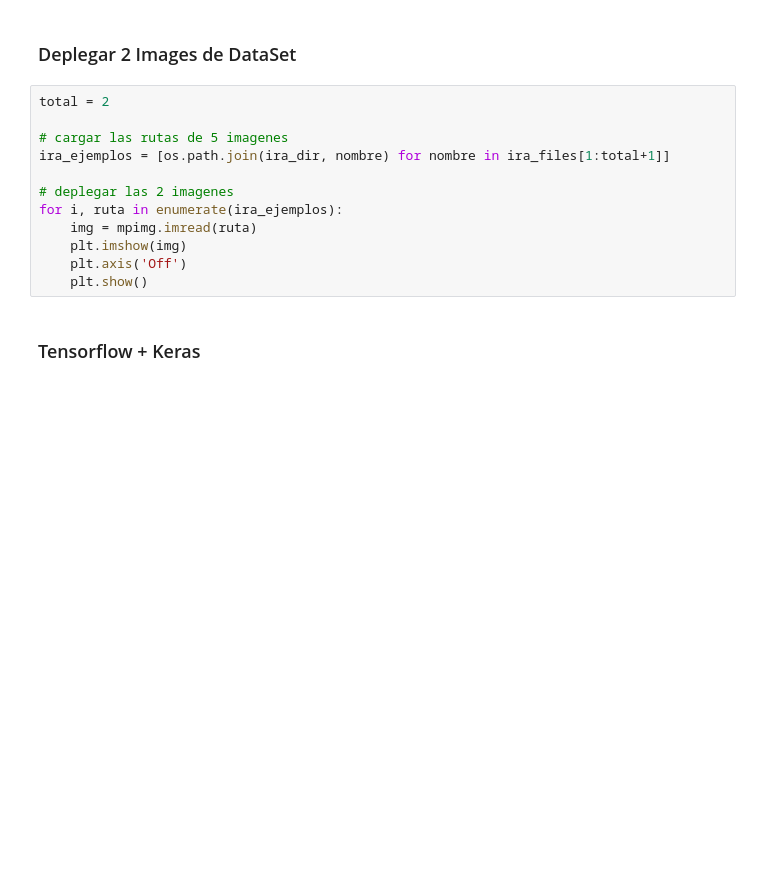
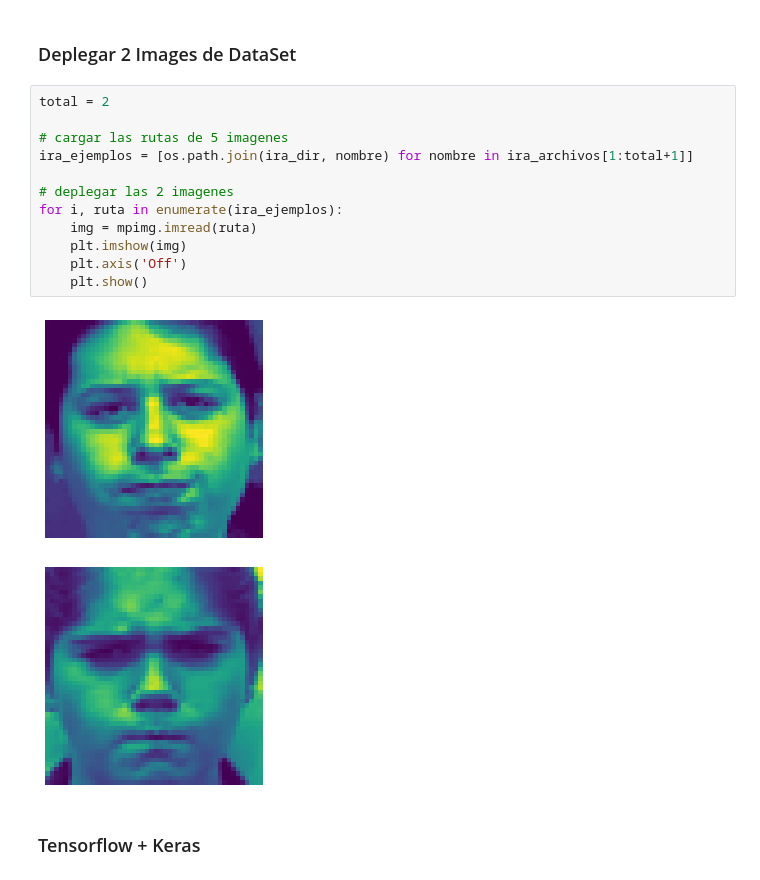
Before and after one commit to EugenioGrant/reconocedor-emociones, a Jupyter notebook: predecir-emociones.ipynb, the cells around one changed output. Drawn from its saved outputs; the diff is of its cells as text; blank space fills up the shorter version.

```diff
--- a/predecir-emociones.ipynb
+++ b/predecir-emociones.ipynb
@@ -28,15 +28,18 @@ sorpresa_archivos = os.listdir(sorpresa_dir)
 # %%
 total = 2
 
 # cargar las rutas de 5 imagenes
-ira_ejemplos = [os.path.join(ira_dir, nombre) for nombre in ira_files[1:total+1]]
+ira_ejemplos = [os.path.join(ira_dir, nombre) for nombre in ira_archivos[1:total+1]]
 
 # deplegar las 2 imagenes
 for i, ruta in enumerate(ira_ejemplos):
     img = mpimg.imread(ruta)
     plt.imshow(img)
     plt.axis('Off')
     plt.show()
+# %% [output]
+[figure, added]
+[figure, added]
 # %% [markdown]
 ### Tensorflow + Keras
 # %%
```
Also changed, not shown: parts of 4 cells of this notebook, 8 other files.
